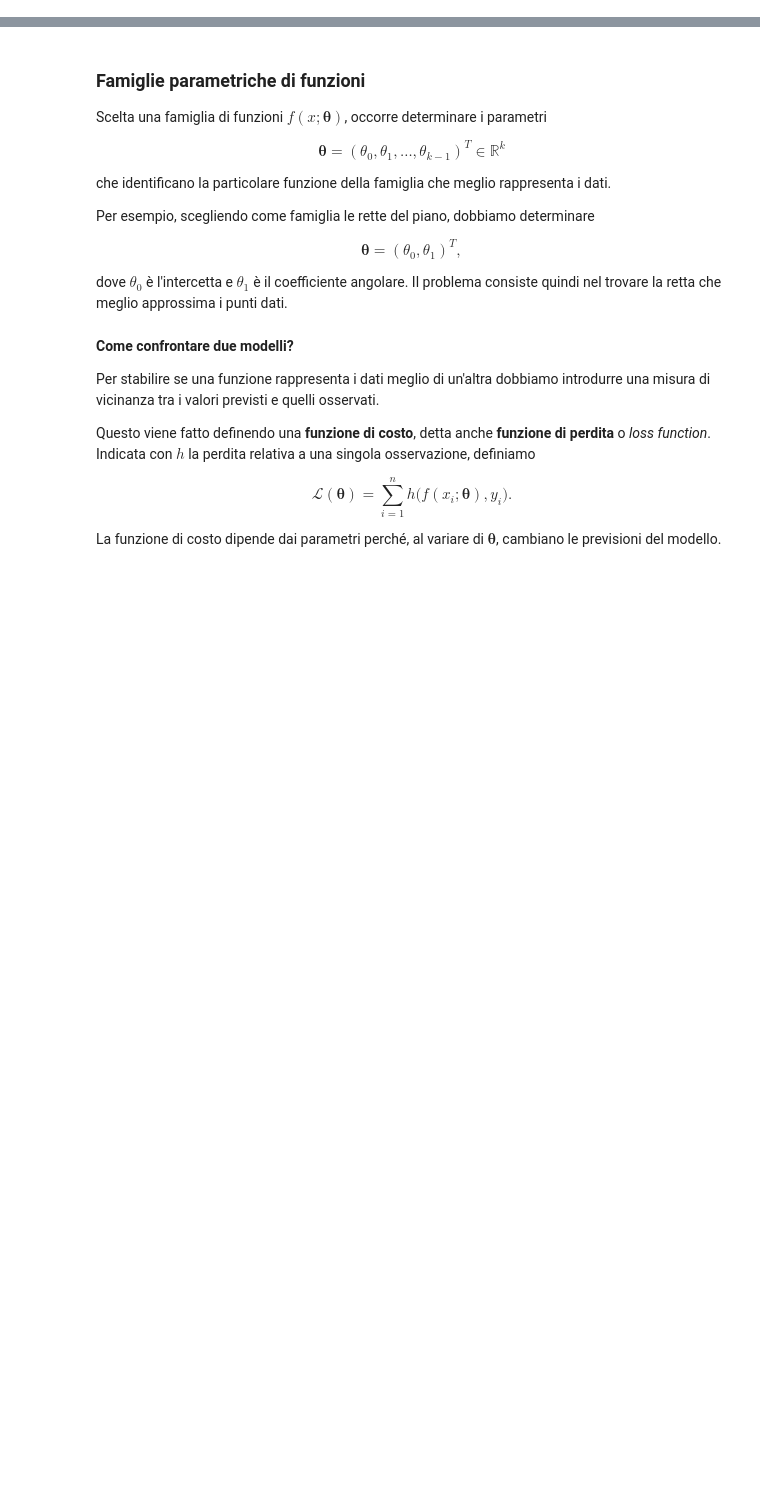
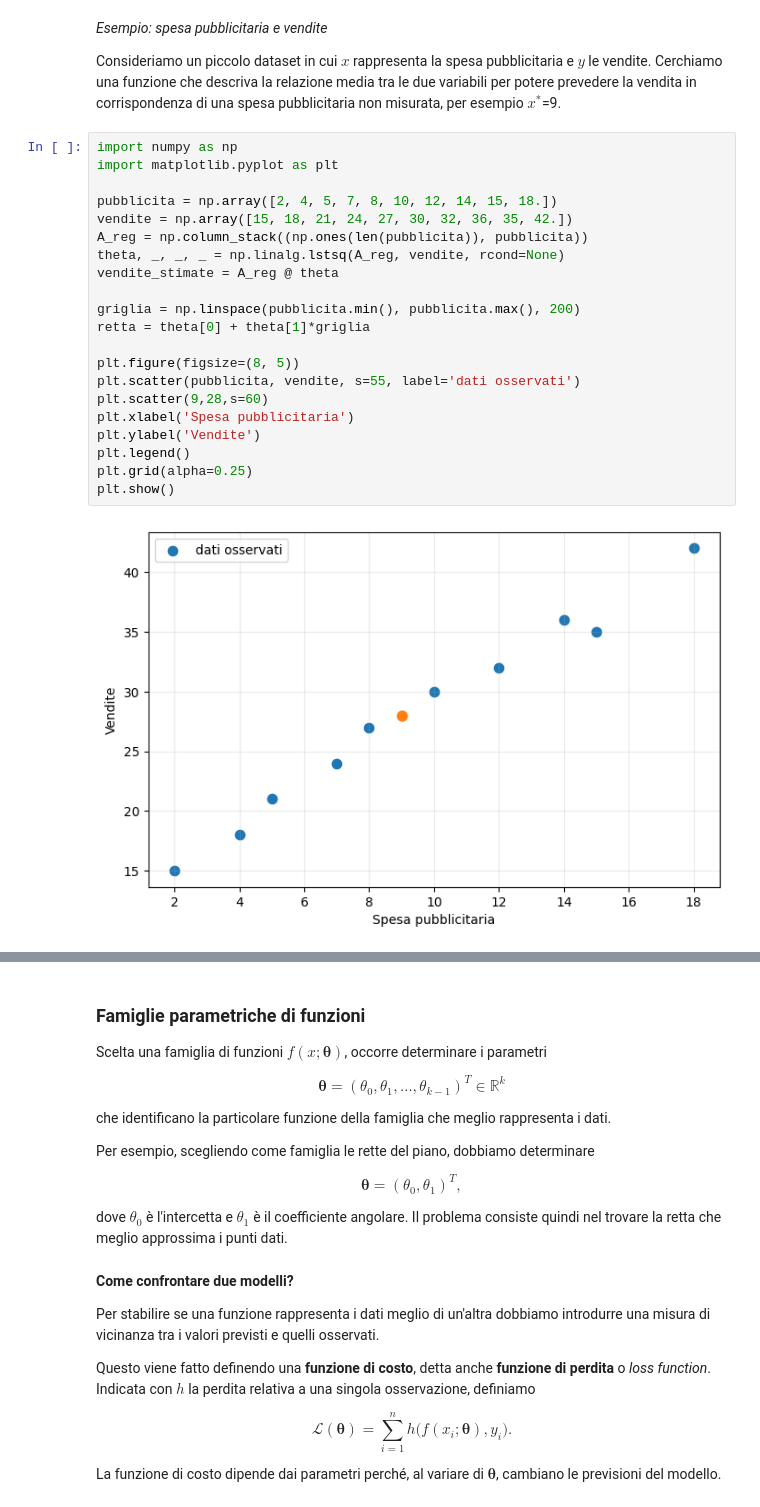
Before and after one commit to elenaloli/metodi-analisi-dati-2026, a Jupyter notebook: _sources/book/approx_dati.ipynb, the cells around one changed output, grey strips where cells are left out. Saved outputs shown, nothing was run; the diff lists cells and outputs as text; blank space fills up the shorter version.

```diff
--- a/_sources/book/approx_dati.ipynb
+++ b/_sources/book/approx_dati.ipynb
@@ -13,3 +36,30 @@ L'obiettivo è determinare una funzione che rappresenti nel modo migliore possib
+# %% [markdown]
+*Esempio: spesa pubblicitaria e vendite*
+
+Consideriamo un piccolo dataset in cui $x$ rappresenta la spesa pubblicitaria e $y$ le vendite. Cerchiamo una funzione che descriva  la relazione media tra le due variabili per potere prevedere la vendita in corrispondenza di una spesa pubblicitaria non misurata, per esempio $x^*$=9.
+# %%
+import numpy as np
+import matplotlib.pyplot as plt
+
+pubblicita = np.array([2, 4, 5, 7, 8, 10, 12, 14, 15, 18.])
+vendite = np.array([15, 18, 21, 24, 27, 30, 32, 36, 35, 42.])
+A_reg = np.column_stack((np.ones(len(pubblicita)), pubblicita))
+theta, _, _, _ = np.linalg.lstsq(A_reg, vendite, rcond=None)
+vendite_stimate = A_reg @ theta
+
+griglia = np.linspace(pubblicita.min(), pubblicita.max(), 200)
+retta = theta[0] + theta[1]*griglia
+
+plt.figure(figsize=(8, 5))
+plt.scatter(pubblicita, vendite, s=55, label='dati osservati')
+plt.scatter(9,28,s=60)
+plt.xlabel('Spesa pubblicitaria')
+plt.ylabel('Vendite')
+plt.legend()
+plt.grid(alpha=0.25)
+plt.show()
+# %% [output]
+[figure, added]
 # %% [markdown]
 **La scelta del modello**
 
```
Also changed, not shown: parts of 18 cells of this notebook, 30 other files.
